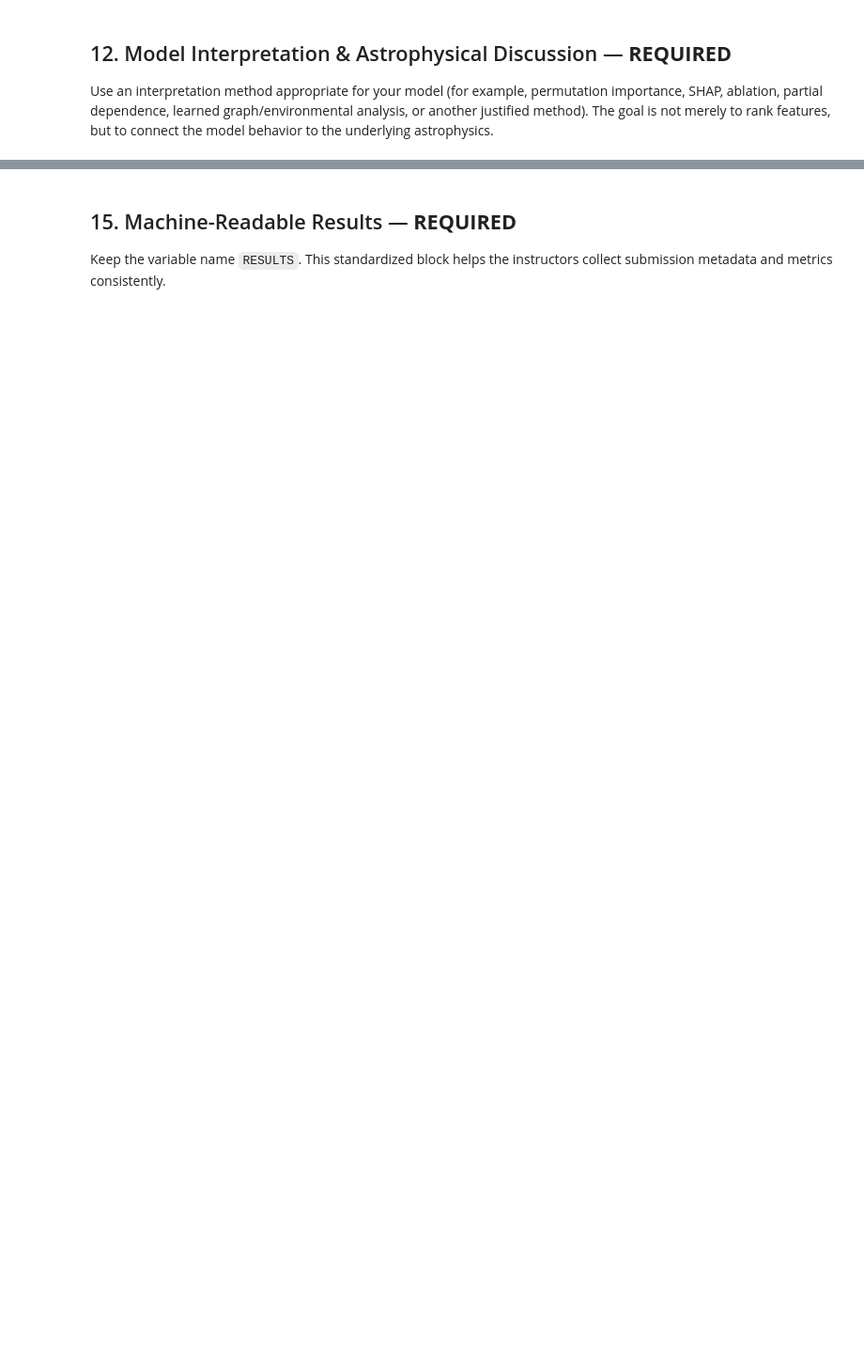
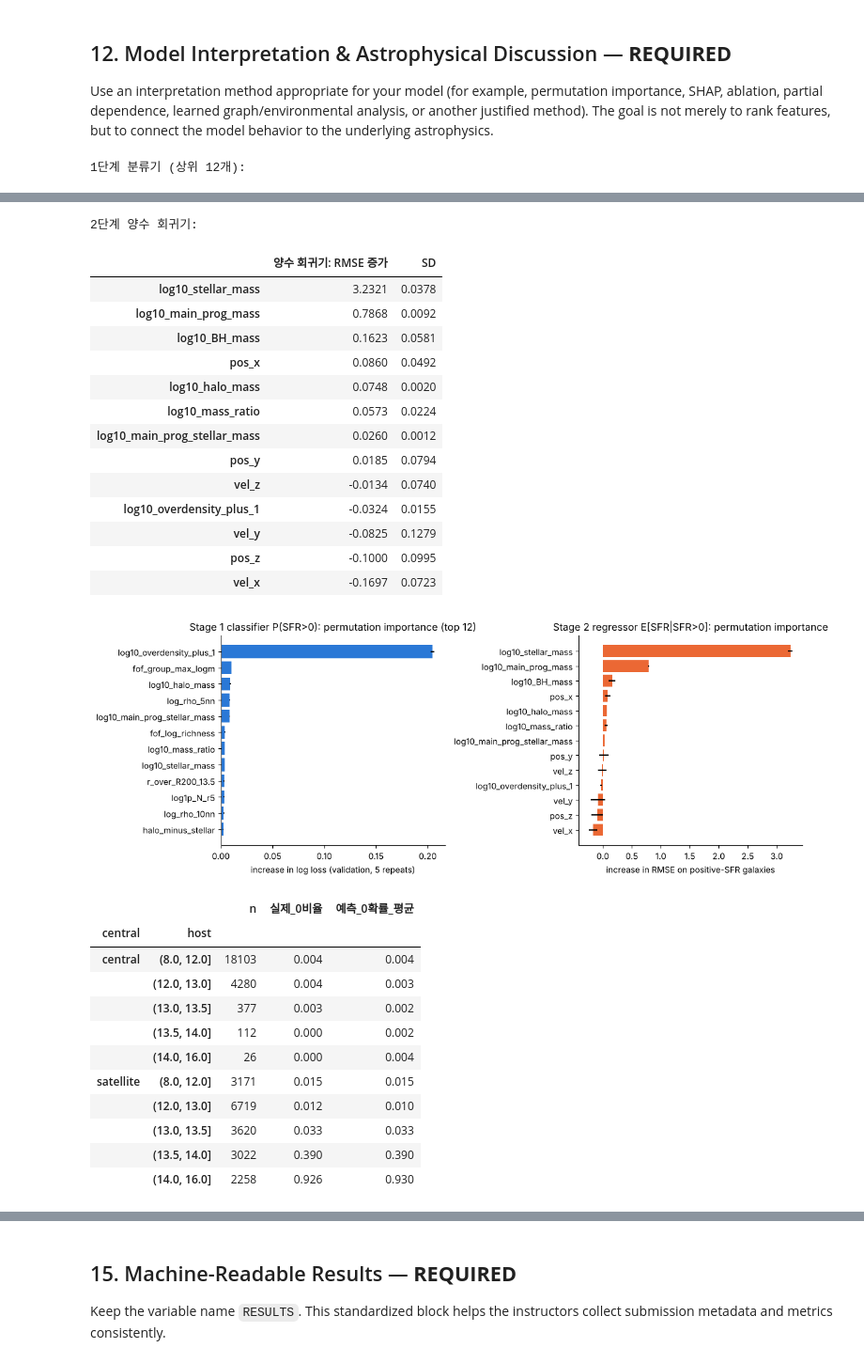
Before and after one commit to ZizonK7/sdi2026-galaxy-sfr, a Jupyter notebook: DataHub_701104_mid.ipynb, the cells around one changed output, grey strips where cells are left out. Shown at 94% size. Saved outputs shown, nothing was run; the diff lists cells and outputs as text; code cells hidden in the pictures; blank space fills up the shorter version.

```diff
--- a/DataHub_701104_mid.ipynb
+++ b/DataHub_701104_mid.ipynb
@@ -2195,6 +2422,36 @@ plt.show()
 
 Use an interpretation method appropriate for your model (for example, permutation importance, SHAP, ablation, partial dependence, learned graph/environmental analysis, or another justified method). The goal is not merely to rank features, but to connect the model behavior to the underlying astrophysics.
 # %%
-# STUDENT TODO — model interpretation.
-# Example ideas: permutation importance, feature ablation, SHAP, partial dependence.
-pass
+# 12절 보조: 두 단계가 각각 어느 피처에 기대나 — permutation importance (검증 데이터, 5회 반복). 해석용.
+imp_clf = permutation_importance(FINAL_MODEL.clf_, X_val_env[CLF_FEATURES], yv_pos, scoring="neg_log_loss",
+                                 n_repeats=5, random_state=RANDOM_SEED, n_jobs=-1)
+pos_mask = yv > 0
+imp_reg = permutation_importance(FINAL_MODEL.reg_, X_val_env.loc[pos_mask, REG_FEATURES], y_val[pos_mask],
+                                 scoring="neg_root_mean_squared_error", n_repeats=5, random_state=RANDOM_SEED, n_jobs=-1)
+imp_c = pd.DataFrame({"분류기: log loss 증가": imp_clf.importances_mean, "SD": imp_clf.importances_std}, index=CLF_FEATURES).sort_values("분류기: log loss 증가", ascending=False)
+imp_r = pd.DataFrame({"양수 회귀기: RMSE 증가": imp_reg.importances_mean, "SD": imp_reg.importances_std}, index=REG_FEATURES).sort_values("양수 회귀기: RMSE 증가", ascending=False)
+print("1단계 분류기 (상위 12개):"); display(imp_c.head(12).round(4))
+print("2단계 양수 회귀기:"); display(imp_r.round(4))
+
+# 분류기의 환경 피처 부분 의존: 중심/위성 × 호스트 질량에 따른 예측 확률 (val 은하의 다른 피처는 그대로)
+fig, axes = plt.subplots(1, 2, figsize=(12, 4.5))
+order_c = imp_c.head(12).index[::-1]
+axes[0].barh(order_c, imp_c.loc[order_c, "분류기: log loss 증가"], xerr=imp_c.loc[order_c, "SD"], color="#2a78d6")
+axes[0].set_title("Stage 1 classifier P(SFR>0): permutation importance (top 12)")
+axes[0].set_xlabel("increase in log loss (validation, 5 repeats)")
+order_r = imp_r.index[::-1]
+axes[1].barh(order_r, imp_r.loc[order_r, "양수 회귀기: RMSE 증가"], xerr=imp_r.loc[order_r, "SD"], color="#eb6834")
+axes[1].set_title("Stage 2 regressor E[SFR|SFR>0]: permutation importance")
+axes[1].set_xlabel("increase in RMSE on positive-SFR galaxies")
+for a in axes:
+    a.spines[["top", "right"]].set_visible(False)
+plt.tight_layout(); plt.show()
+
+# 위성/중심 × 호스트 질량별 실제 0 비율과 분류기 평균 확률 (val)
+cen = X_val_env["fof_is_central"].to_numpy() == 1
+hb = pd.cut(X_val_env["fof_group_max_logm"], [8, 12, 13, 13.5, 14, 16])
+sat_tab = (pd.DataFrame({"host": hb, "central": np.where(cen, "central", "satellite"), "zero": (yv == 0), "p_zero": 1 - p_fin})
+           .groupby(["central", "host"], observed=True).agg(n=("zero", "size"), 실제_0비율=("zero", "mean"), 예측_0확률_평균=("p_zero", "mean")))
+display(sat_tab.round(3))
+# %% [output]
+1단계 분류기 (상위 12개):
@@ -2201,3 +2471,31 @@ pass
+2단계 양수 회귀기:
+|  | 양수 회귀기: RMSE 증가 | SD |
+| log10_stellar_mass | 3.2321 | 0.0378 |
+| log10_main_prog_mass | 0.7868 | 0.0092 |
+| log10_BH_mass | 0.1623 | 0.0581 |
+| pos_x | 0.0860 | 0.0492 |
+| log10_halo_mass | 0.0748 | 0.0020 |
+| log10_mass_ratio | 0.0573 | 0.0224 |
+| log10_main_prog_stellar_mass | 0.0260 | 0.0012 |
+| pos_y | 0.0185 | 0.0794 |
+| vel_z | -0.0134 | 0.0740 |
+| log10_overdensity_plus_1 | -0.0324 | 0.0155 |
+| vel_y | -0.0825 | 0.1279 |
+| pos_z | -0.1000 | 0.0995 |
+| vel_x | -0.1697 | 0.0723 |
+[figure, added]
+|  |  | n | 실제_0비율 | 예측_0확률_평균 |
+| central | host |  |  |  |
+| central | (8.0, 12.0] | 18103 | 0.004 | 0.004 |
+|  | (12.0, 13.0] | 4280 | 0.004 | 0.003 |
+|  | (13.0, 13.5] | 377 | 0.003 | 0.002 |
+|  | (13.5, 14.0] | 112 | 0.000 | 0.002 |
+|  | (14.0, 16.0] | 26 | 0.000 | 0.004 |
+| satellite | (8.0, 12.0] | 3171 | 0.015 | 0.015 |
+|  | (12.0, 13.0] | 6719 | 0.012 | 0.010 |
+|  | (13.0, 13.5] | 3620 | 0.033 | 0.033 |
+|  | (13.5, 14.0] | 3022 | 0.390 | 0.390 |
+|  | (14.0, 16.0] | 2258 | 0.926 | 0.930 |
 # %% [markdown]
 ### 12.1 Scientific Interpretation — **STUDENT RESPONSE**
 
```
Also changed, not shown: parts of 17 cells of this notebook, 1 other file.
